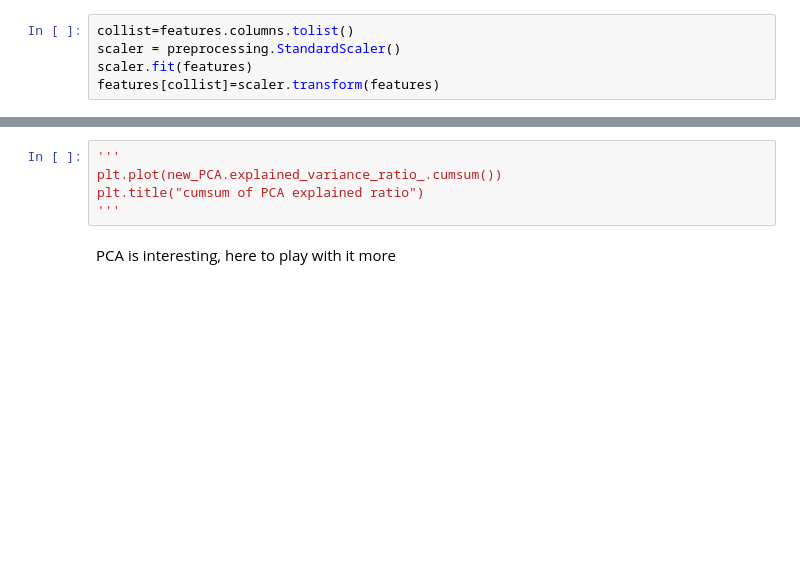
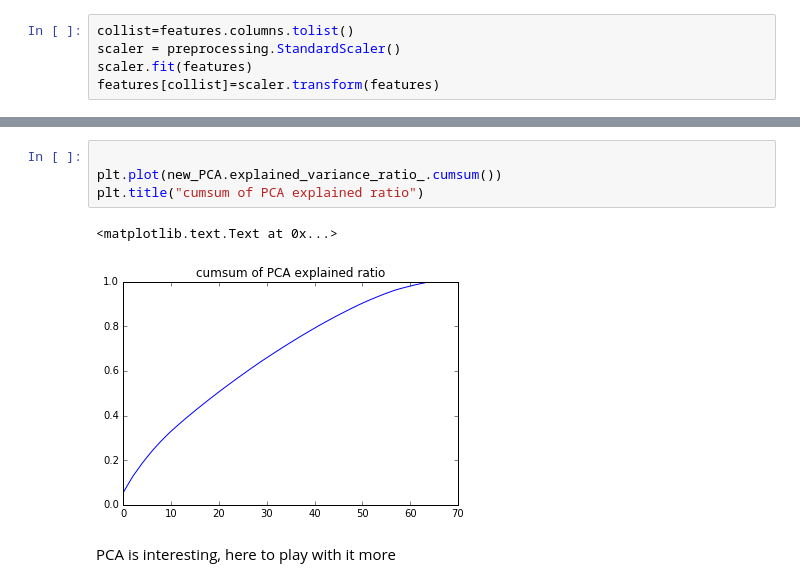
Before and after one commit to kyleiwaniec/w207_Kaggle, a Jupyter notebook: crimeSF_NN_logodds_hierarchy_Jackson.ipynb, the cells around one changed output, grey strips where cells are left out. Cells and saved outputs as stored; diff of their text form; blank space fills up the shorter version.

```diff
--- a/crimeSF_NN_logodds_hierarchy_Jackson.ipynb
+++ b/crimeSF_NN_logodds_hierarchy_Jackson.ipynb
@@ -337,8 +372,10 @@ print new_PCA.explained_variance_ratio_
 # %%
-'''
+
 plt.plot(new_PCA.explained_variance_ratio_.cumsum())
 plt.title("cumsum of PCA explained ratio")
-'''
+# %% [output]
+<matplotlib.text.Text at 0x...>
+[figure, added]
 # %% [markdown]
 PCA is interesting, here to play with it more
 # %%
```
Also changed, not shown: parts of 9 cells of this notebook, 10 other files.
